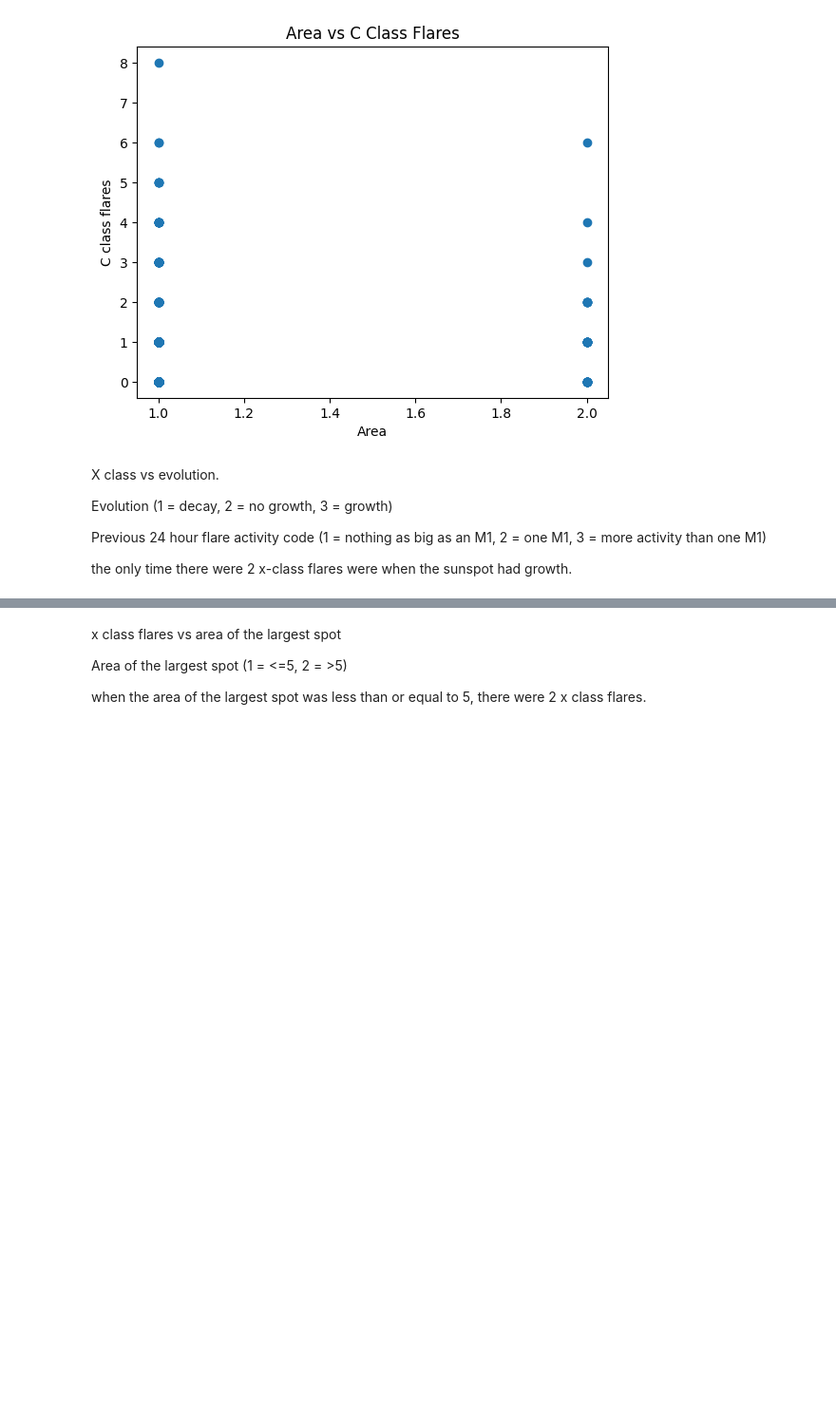
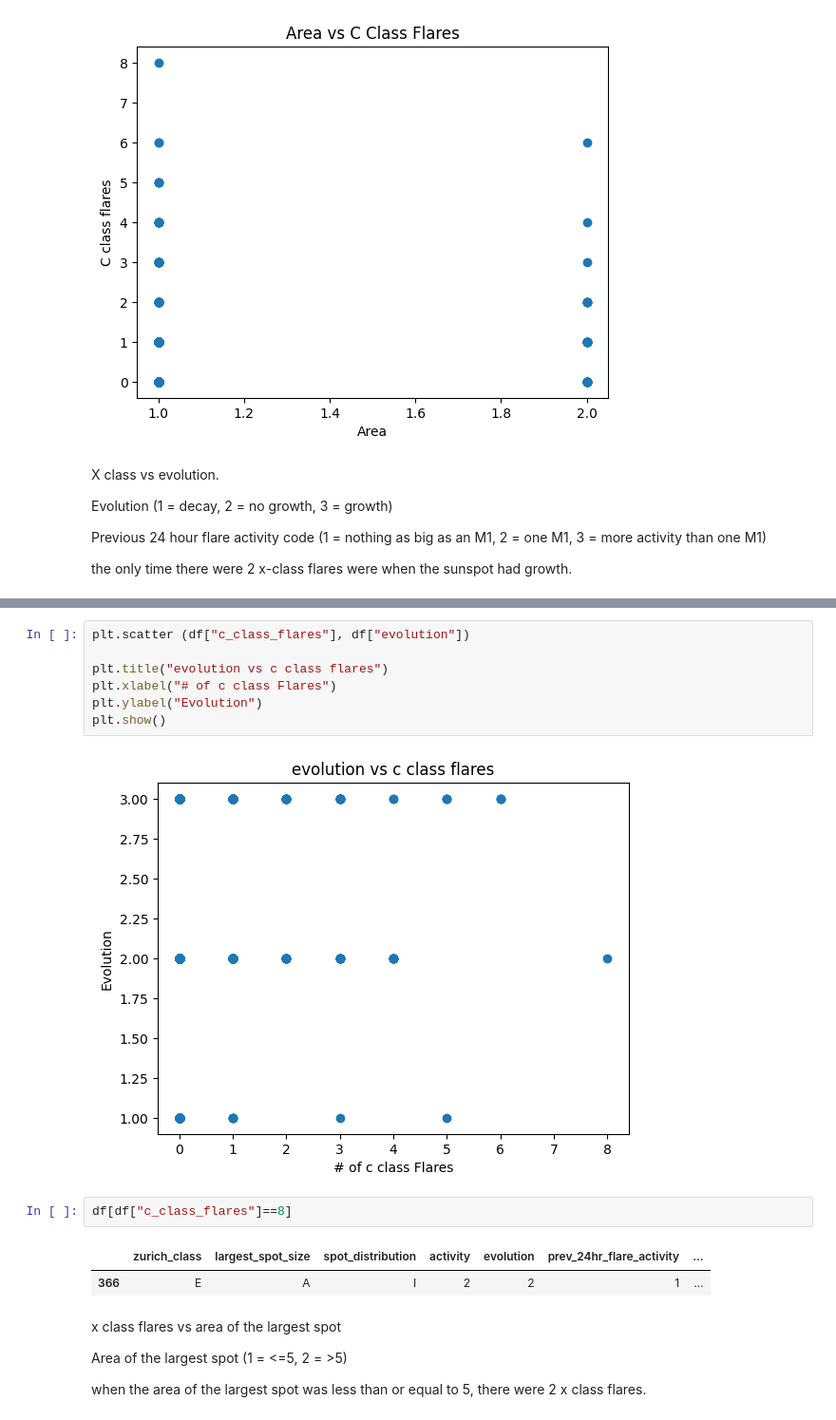
Before and after one commit to nollamae7-spec/DSRSP-Solar-Flares, a Jupyter notebook: DSHRP_Solar_Flares.ipynb, the cells around one changed output, grey strips where cells are left out. Shown at 95% size. Drawn from its saved outputs; the diff is of its cells as text; blank space fills up the shorter version.

```diff
--- a/DSHRP_Solar_Flares.ipynb
+++ b/DSHRP_Solar_Flares.ipynb
@@ -298,3 +277,17 @@ df.info()
+# %%
+plt.scatter (df["c_class_flares"], df["evolution"])
+
+plt.title("evolution vs c class flares")
+plt.xlabel("# of c class Flares")
+plt.ylabel("Evolution")
+plt.show()
+# %% [output]
+[figure, added]
+# %%
+df[df["c_class_flares"]==8]
+# %% [output]
+|  | zurich_class | largest_spot_size | spot_distribution | activity | evolution | prev_24hr_flare_activity | ... |
+| 366 | E | A | I | 2 | 2 | 1 | ... |
 # %% [markdown]
 x class flares vs area of the largest spot
 
```
Also changed, not shown: parts of 25 cells of this notebook.
